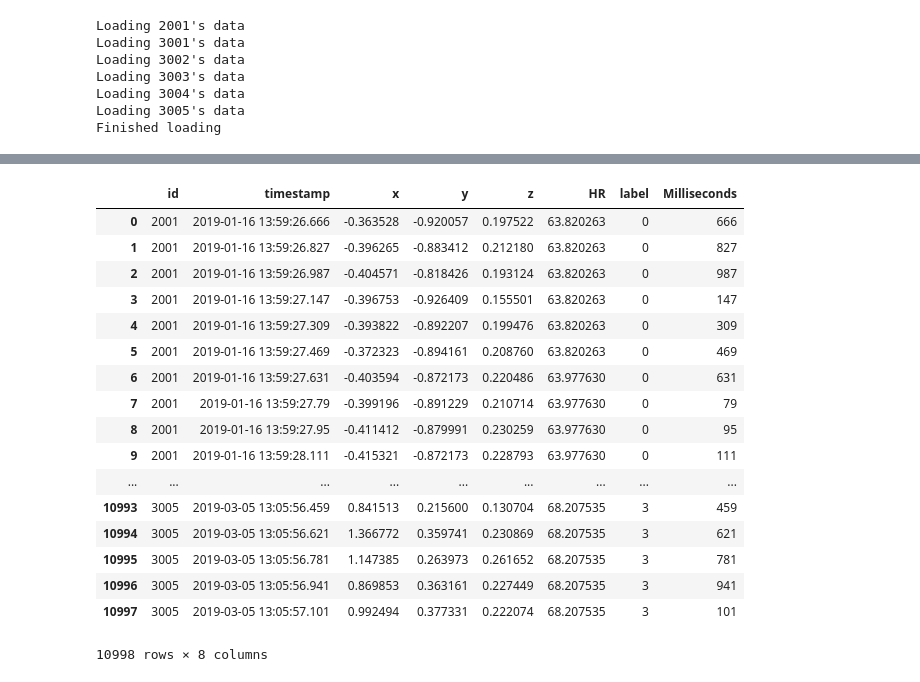
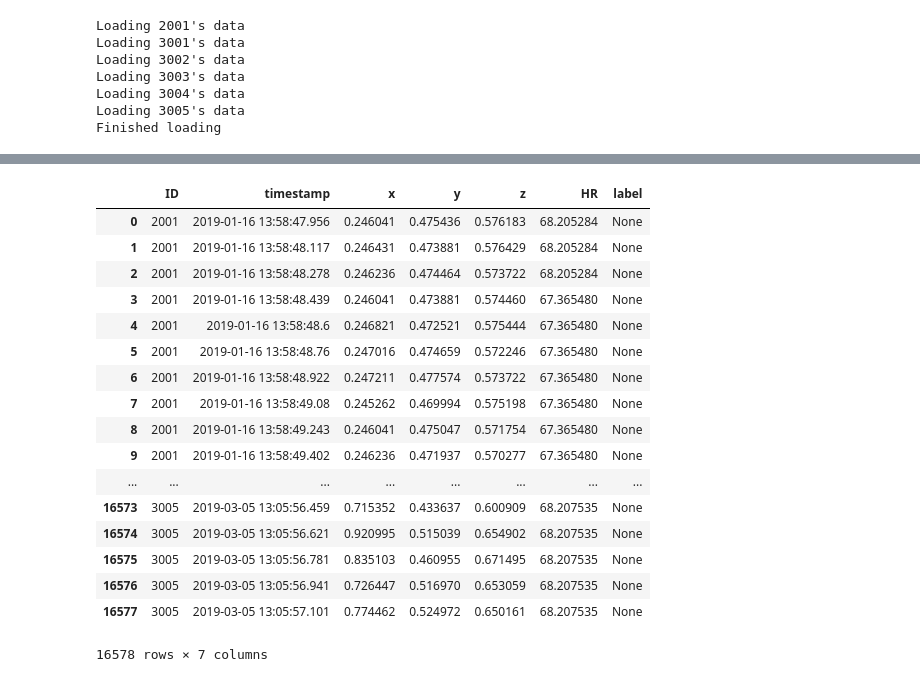
Before and after one commit to indykorpong/activity_classifier, a Jupyter notebook: src/database/mysql_connector.ipynb, the cells around one changed output, grey strips where cells are left out. Cells and saved outputs as stored; diff of their text form; code cells hidden in the pictures.

```diff
--- a/src/database/mysql_connector.ipynb
+++ b/src/database/mysql_connector.ipynb
@@ -47,0 +46,31 @@ df_all_p = pd.DataFrame(X_dict)
+# %%
+mypath = '../../DDC_Data/'
+basepath = '../../'
+
+df_all_p = pd.DataFrame()
+
+for subject_id in all_patients:
+    print("Loading {0}'s data".format(subject_id))
+
+    acc_filepath = mypath + subject_id + '/' + subject_id + '-log_acc.csv'
+    df_raw = pd.read_csv(acc_filepath, header=None, names=['x','y','z','timestamp'])
+
+    df_timer, rec_date, start_time, end_time = load_timer(subject_id)
+    df_filt = load_acc(subject_id, rec_date, start_time, end_time)
+    df_hr = load_hr(subject_id, rec_date, start_time, end_time)
+
+    df1 = merge_acc_and_hr(df_filt, df_hr)
+
+    cols = ['x','y','z']
+    xyz_ = df1[cols].to_dict('split')['data']
+    xyz_new = MinMaxScaler().fit_transform(xyz_)
+
+    for i in range(len(cols)):
+        df1[cols[i]] = pd.Series(xyz_new.transpose()[i])
+
+    X_i_p = np.array(df1[cols].to_dict(orient='split')['data'])
+    subj_all_p = np.array([subject_id for i in range(X_all_p.shape[0])])
+
+    df_all_p = df_all_p.append(df1, sort=False)
+
+print('Finished Loading')
@@ -48 +85,26 @@ df_all_p = pd.DataFrame(X_dict)
+# %%
+df_all_p['label'] = [None for i in range(df_all_p.shape[0])]
+df_all_p_sorted = df_all_p.copy()
+df_all_p_sorted = df_all_p_sorted.reset_index(drop=True)
+# %%
+df_all_p_sorted
+# %% [output]
+|  | ID | timestamp | x | y | z | HR | label |
+| 0 | 2001 | 2019-01-16 13:58:47.956 | 0.246041 | 0.475436 | 0.576183 | 68.205284 | None |
+| 1 | 2001 | 2019-01-16 13:58:48.117 | 0.246431 | 0.473881 | 0.576429 | 68.205284 | None |
+| 2 | 2001 | 2019-01-16 13:58:48.278 | 0.246236 | 0.474464 | 0.573722 | 68.205284 | None |
+| 3 | 2001 | 2019-01-16 13:58:48.439 | 0.246041 | 0.473881 | 0.574460 | 67.365480 | None |
+| 4 | 2001 | 2019-01-16 13:58:48.6 | 0.246821 | 0.472521 | 0.575444 | 67.365480 | None |
+| 5 | 2001 | 2019-01-16 13:58:48.76 | 0.247016 | 0.474659 | 0.572246 | 67.365480 | None |
+| 6 | 2001 | 2019-01-16 13:58:48.922 | 0.247211 | 0.477574 | 0.573722 | 67.365480 | None |
+| 7 | 2001 | 2019-01-16 13:58:49.08 | 0.245262 | 0.469994 | 0.575198 | 67.365480 | None |
+| 8 | 2001 | 2019-01-16 13:58:49.243 | 0.246041 | 0.475047 | 0.571754 | 67.365480 | None |
+| 9 | 2001 | 2019-01-16 13:58:49.402 | 0.246236 | 0.471937 | 0.570277 | 67.365480 | None |
+| ... | ... | ... | ... | ... | ... | ... | ... |
+| 16573 | 3005 | 2019-03-05 13:05:56.459 | 0.715352 | 0.433637 | 0.600909 | 68.207535 | None |
+| 16574 | 3005 | 2019-03-05 13:05:56.621 | 0.920995 | 0.515039 | 0.654902 | 68.207535 | None |
+| 16575 | 3005 | 2019-03-05 13:05:56.781 | 0.835103 | 0.460955 | 0.671495 | 68.207535 | None |
+| 16576 | 3005 | 2019-03-05 13:05:56.941 | 0.726447 | 0.516970 | 0.653059 | 68.207535 | None |
+| 16577 | 3005 | 2019-03-05 13:05:57.101 | 0.774462 | 0.524972 | 0.650161 | 68.207535 | None |
+16578 rows × 7 columns
 # %%
@@ -50,21 +111,0 @@ df_all_p['Milliseconds'] = df_all_p['timestamp'].apply(lambda x: x.split(' ')[1]
-# %%
-df_all_p
-# %% [output]
-|  | id | timestamp | x | y | z | HR | label | Milliseconds |
-| 0 | 2001 | 2019-01-16 13:59:26.666 | -0.363528 | -0.920057 | 0.197522 | 63.820263 | 0 | 666 |
-| 1 | 2001 | 2019-01-16 13:59:26.827 | -0.396265 | -0.883412 | 0.212180 | 63.820263 | 0 | 827 |
-| 2 | 2001 | 2019-01-16 13:59:26.987 | -0.404571 | -0.818426 | 0.193124 | 63.820263 | 0 | 987 |
-| 3 | 2001 | 2019-01-16 13:59:27.147 | -0.396753 | -0.926409 | 0.155501 | 63.820263 | 0 | 147 |
-| 4 | 2001 | 2019-01-16 13:59:27.309 | -0.393822 | -0.892207 | 0.199476 | 63.820263 | 0 | 309 |
-| 5 | 2001 | 2019-01-16 13:59:27.469 | -0.372323 | -0.894161 | 0.208760 | 63.820263 | 0 | 469 |
-| 6 | 2001 | 2019-01-16 13:59:27.631 | -0.403594 | -0.872173 | 0.220486 | 63.977630 | 0 | 631 |
-| 7 | 2001 | 2019-01-16 13:59:27.79 | -0.399196 | -0.891229 | 0.210714 | 63.977630 | 0 | 79 |
-| 8 | 2001 | 2019-01-16 13:59:27.95 | -0.411412 | -0.879991 | 0.230259 | 63.977630 | 0 | 95 |
-| 9 | 2001 | 2019-01-16 13:59:28.111 | -0.415321 | -0.872173 | 0.228793 | 63.977630 | 0 | 111 |
-| ... | ... | ... | ... | ... | ... | ... | ... | ... |
-| 10993 | 3005 | 2019-03-05 13:05:56.459 | 0.841513 | 0.215600 | 0.130704 | 68.207535 | 3 | 459 |
-| 10994 | 3005 | 2019-03-05 13:05:56.621 | 1.366772 | 0.359741 | 0.230869 | 68.207535 | 3 | 621 |
-| 10995 | 3005 | 2019-03-05 13:05:56.781 | 1.147385 | 0.263973 | 0.261652 | 68.207535 | 3 | 781 |
-| 10996 | 3005 | 2019-03-05 13:05:56.941 | 0.869853 | 0.363161 | 0.227449 | 68.207535 | 3 | 941 |
-| 10997 | 3005 | 2019-03-05 13:05:57.101 | 0.992494 | 0.377331 | 0.222074 | 68.207535 | 3 | 101 |
-10998 rows × 8 columns
```
Also changed, not shown: parts of 38 cells of this notebook, 3 other files.
